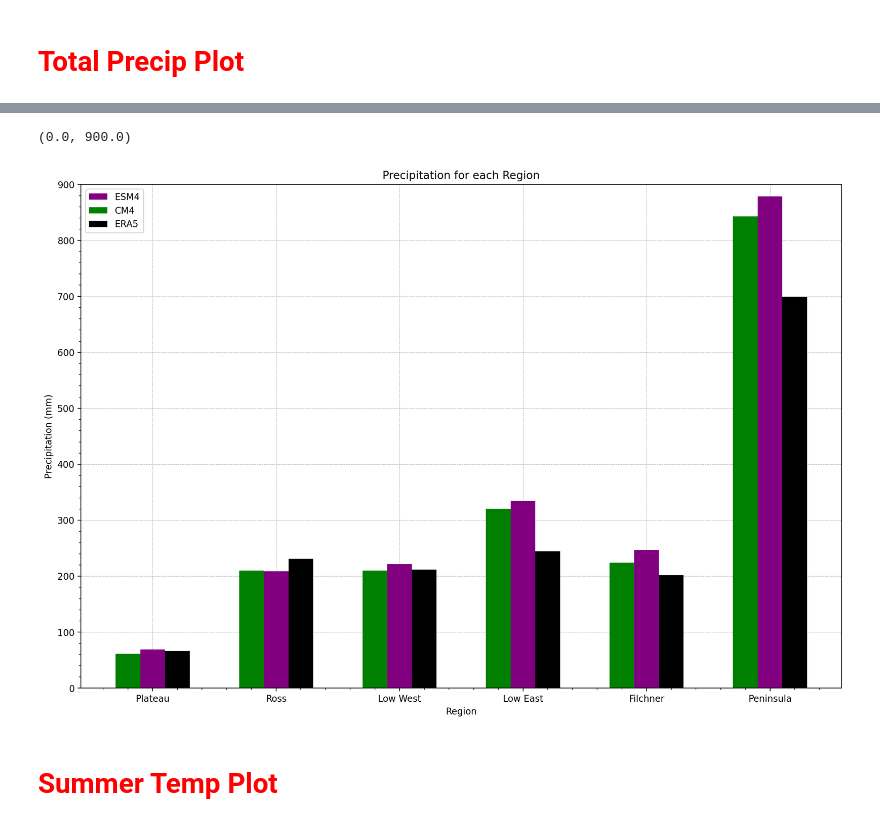
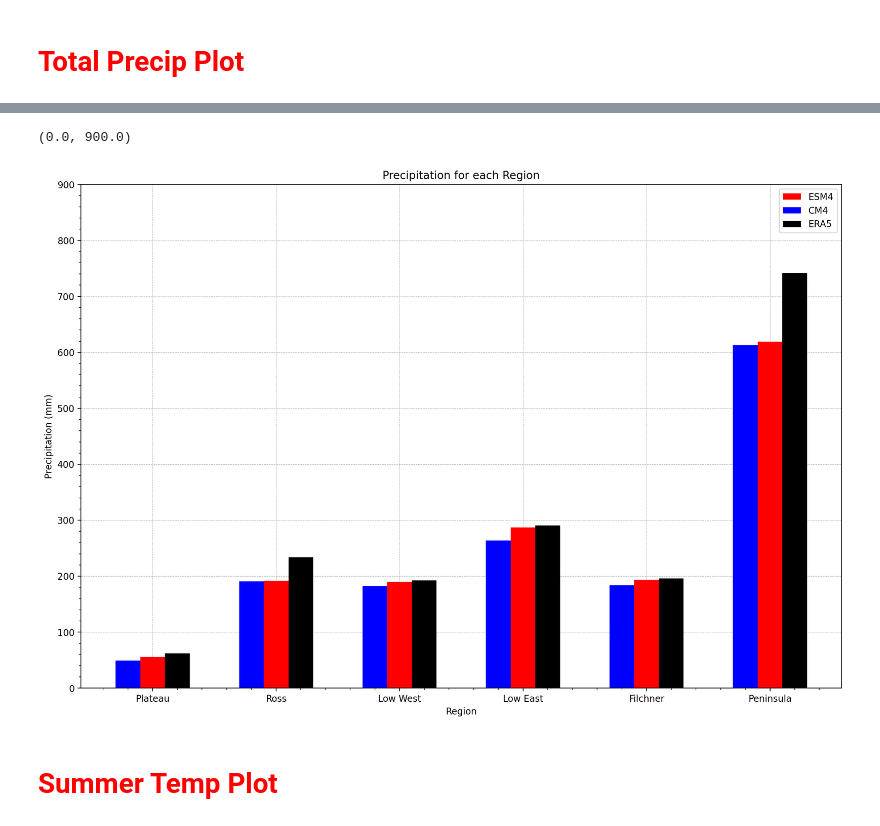
Before and after one commit to twass21/katabatic_winds, a Jupyter notebook: precip_bar_plots.ipynb, the cells around one changed output, grey strips where cells are left out. Saved outputs shown, nothing was run; the diff lists cells and outputs as text; code cells hidden in the pictures.

```diff
--- a/precip_bar_plots.ipynb
+++ b/precip_bar_plots.ipynb
@@ -533,44 +627,44 @@ pen_value_ERA5=print(peninsula_precip_ERA5_bar.values)
 # %%
 
 fig, ax= plt.subplots(figsize= (15,10))
 
 X = ['Plateau','Ross','Low West','Low East', 'Filchner', 'Peninsula']
-CM4_total = [61.688653913734015,
-210.2116618261789,
-210.11204984824872,
-320.4848031455185,
-224.34103148407303,
-842.8247180418111]
-ESM4_total = [69.07796680752654,
-209.17227551399264,
-221.95357071905164,
-334.75986213306896,
-246.67955531913321,
-878.7348217447288]
+CM4_total = [49.61403226661787,
+190.57989917200757,
+182.34430035226978,
+263.89071535959374,
+183.51869201433146,
+612.723630387336]
+ESM4_total = [55.80520853254711,
+191.8086715741083,
+190.1438924105605,
+287.2772730770521,
+193.41247317788657,
+619.1086061589886]
 
-ERA5_total = [66.53838481361163,
-231.10882357286755,
-211.83678836678155,
-244.46245025319513,
-201.8778134151944,
-699.4365885620937]
+ERA5_total = [62.39680100043188,
+234.10986027738545,
+192.50617053330643,
+290.77986885386053,
+195.98141819005832,
+741.9004318944644]
 
 X_axis = np.arange(len(X))
-plt.bar(X_axis, ESM4_total, 0.2, label = 'ESM4', color='purple')
-plt.bar(X_axis - 0.2, CM4_total, 0.2, label = 'CM4', color= 'green')
+plt.bar(X_axis, ESM4_total, 0.2, label = 'ESM4', color='r')
+plt.bar(X_axis - 0.2, CM4_total, 0.2, label = 'CM4', color= 'blue')
 plt.bar(X_axis + 0.2, ERA5_total, 0.2, label= 'ERA5', color= 'k')
 ax.grid(linewidth=0.5, linestyle= '--')
 ax.set_axisbelow(True)
 plt.xticks(X_axis, X)
 plt.xlabel("Region")
 plt.ylabel("Precipitation (mm)" )
 plt.title("Precipitation for each Region")
 plt.legend()
 ax.minorticks_on()
 plt.ylim(0,900)
 # %% [output]
 (0.0, 900.0)
-[figure, old version]
+[figure, new version]
 # %% [markdown]
 # <span style="color:red">Summer Temp Plot</span>
 # %%
```
Also changed, not shown: parts of 53 cells of this notebook.
